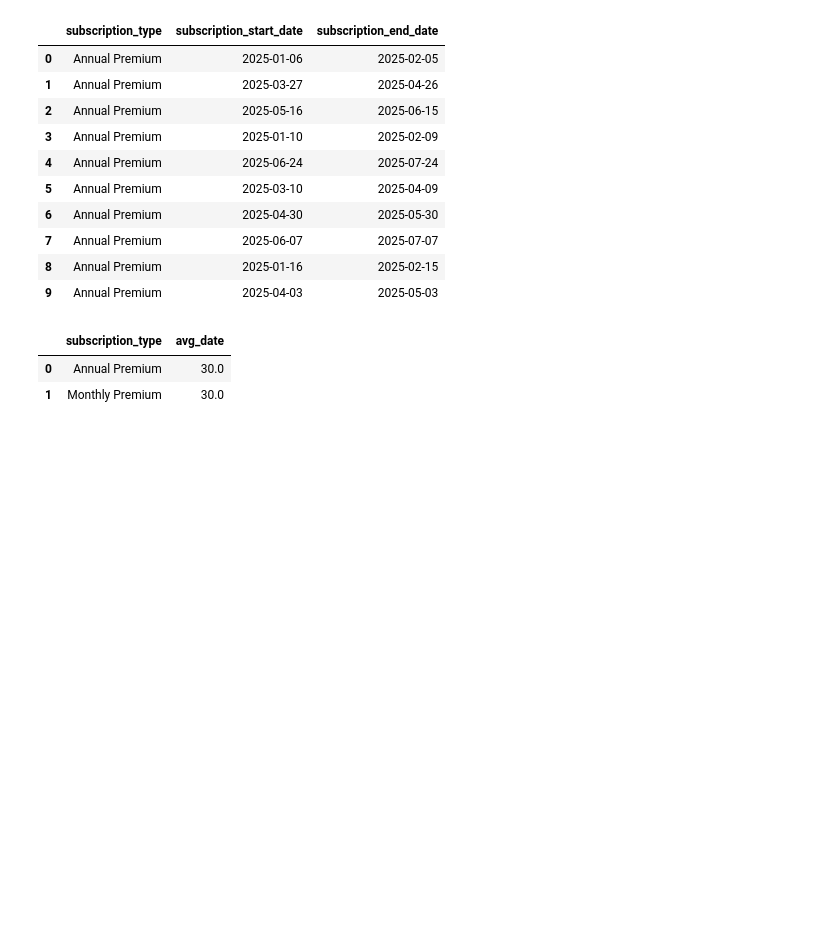
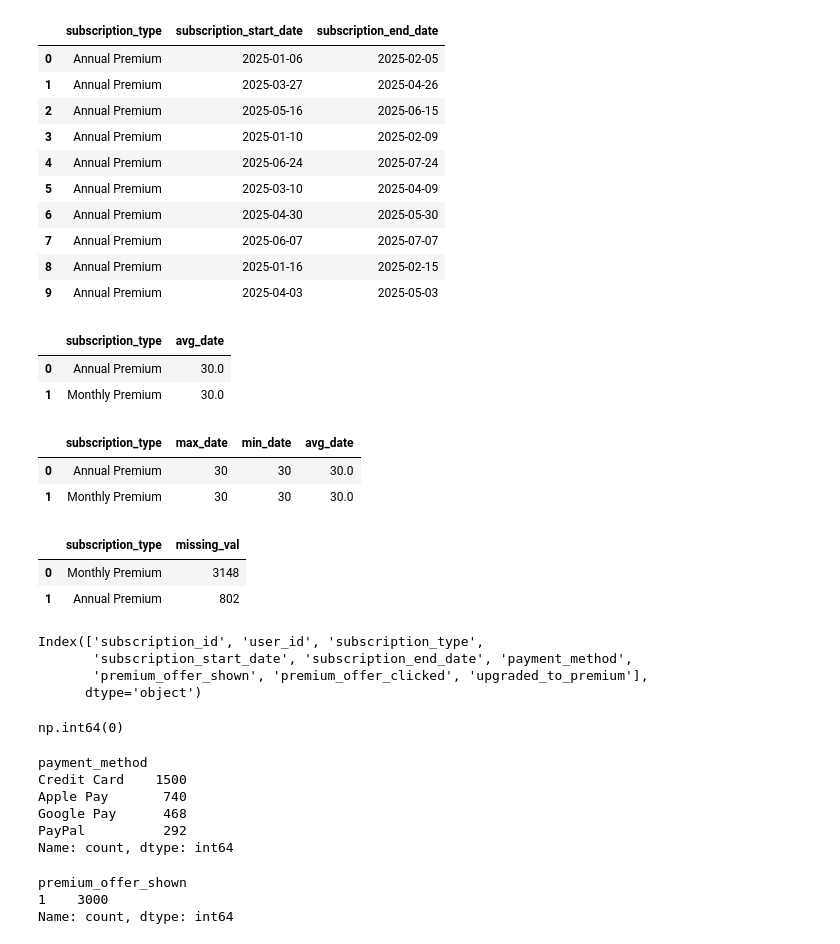
Before and after one commit to vishva0710/ai-chatbot-user-retention-analysis, a Jupyter notebook: AI_Chatbot_User_Retention_Analysis.ipynb, the cells around one changed output. Saved outputs shown, nothing was run; the diff lists cells and outputs as text; code cells hidden in the pictures; blank space fills up the shorter version.

```diff
--- a/AI_Chatbot_User_Retention_Analysis.ipynb
+++ b/AI_Chatbot_User_Retention_Analysis.ipynb
@@ -349,3 +349,27 @@ pd.read_sql(query,engin)
 | 1 | Monthly Premium | 30.0 |
 # %%
 #"I first analyzed the existing records, found that all subscriptions had a 30-day duration regardless of type, identified a possible data quality issue, and chose an imputation method that preserved the observed pattern in the dataset."
+# %%
+query = '''
+SELECT
+    subscription_type,
+    MAX(DATEDIFF(subscription_end_date, subscription_start_date)) AS max_date,
+    MIN(DATEDIFF(subscription_end_date, subscription_start_date)) AS min_date,
+    AVG(DATEDIFF(subscription_end_date, subscription_start_date)) AS avg_date
+FROM sub_data
+WHERE subscription_end_date IS NOT NULL
+GROUP BY subscription_type;
+'''
+
+pd.read_sql(query, engin)
+# %% [output]
+|  | subscription_type | max_date | min_date | avg_date |
+| 0 | Annual Premium | 30 | 30 | 30.0 |
+| 1 | Monthly Premium | 30 | 30 | 30.0 |
+# %%
+query=' select 	subscription_type, count(*) as missing_val from sub_data where subscription_end_date is null group by 	subscription_type'
+pd.read_sql(query,engin)
+# %% [output]
+|  | subscription_type | missing_val |
+| 0 | Monthly Premium | 3148 |
+| 1 | Annual Premium | 802 |
@@ -351,0 +378,26 @@ pd.read_sql(query,engin)
+# %%
+sub_data.columns
+# %% [output]
+Index(['subscription_id', 'user_id', 'subscription_type',
+       'subscription_start_date', 'subscription_end_date', 'payment_method',
+       'premium_offer_shown', 'premium_offer_clicked', 'upgraded_to_premium'],
+      dtype='object')
+# %%
+user_data.duplicated().sum()
+# %% [output]
+np.int64(0)
+# %%
+sub_data['payment_method'].value_counts()
+# %% [output]
+payment_method
+Credit Card    1500
+Apple Pay       740
+Google Pay      468
+PayPal          292
+Name: count, dtype: int64
+# %%
+sub_data['premium_offer_shown'].value_counts()
+# %% [output]
+premium_offer_shown
+1    3000
+Name: count, dtype: int64
```
Also changed, not shown: parts of 6 cells of this notebook.
